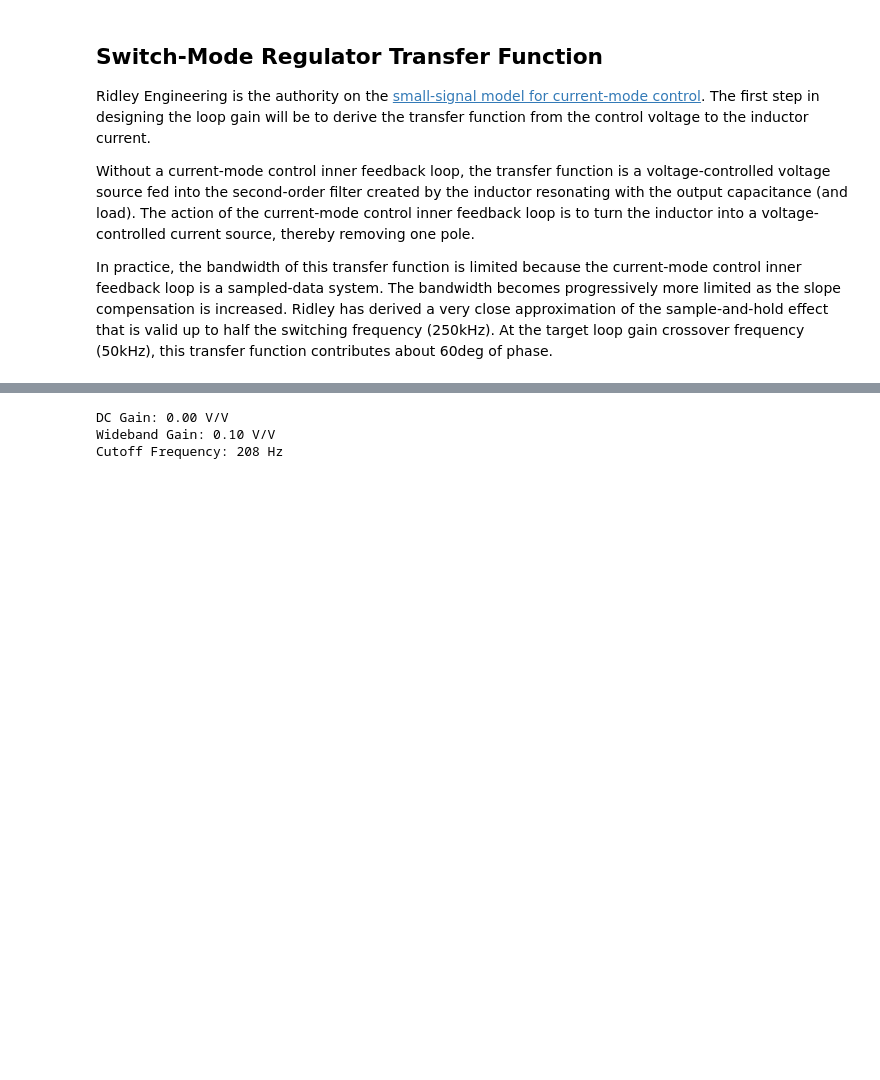
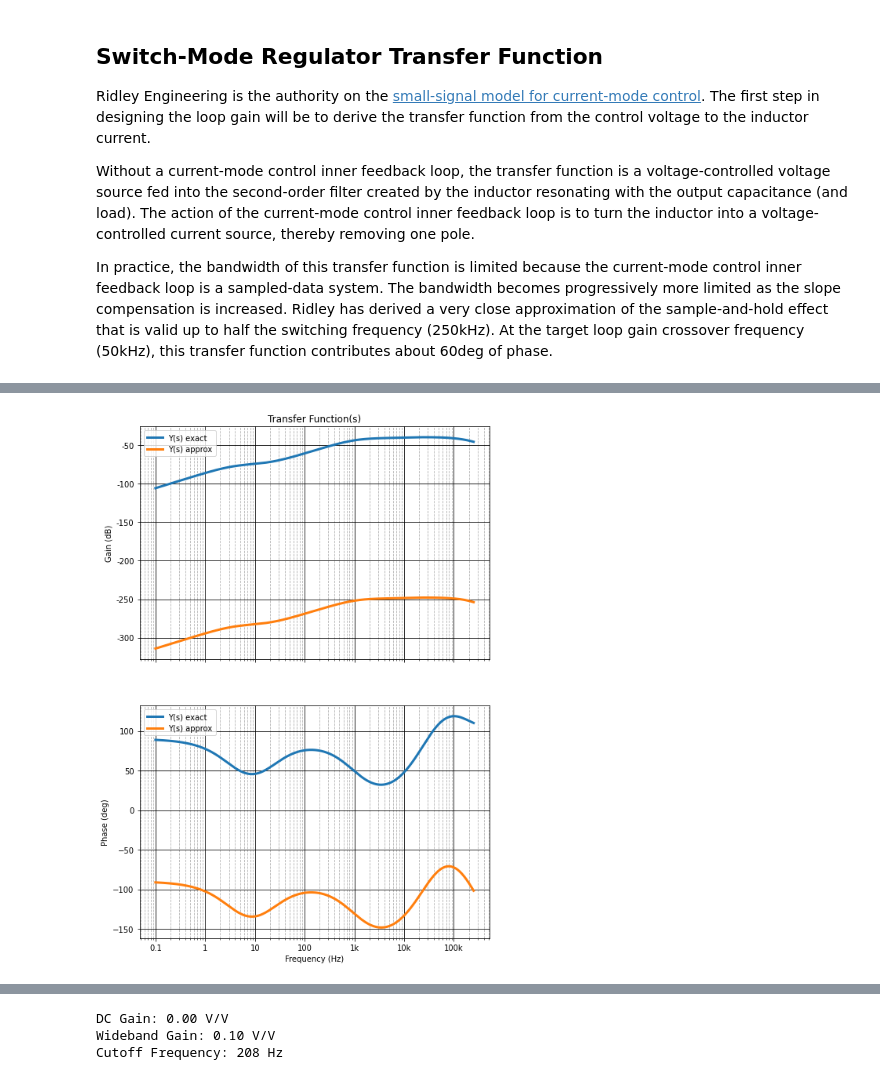
Before and after one commit to amosborne/buck-converter-stability, a Jupyter notebook: analysis.ipynb, the cells around one changed output, grey strips where cells are left out. Saved outputs shown, nothing was run; the diff lists cells and outputs as text; code cells hidden in the pictures; blank space fills up the shorter version.

```diff
--- a/analysis.ipynb
+++ b/analysis.ipynb
@@ -238,0 +270,10 @@ plotTF(
+# %%
+plotTF(
+    tf=[Yexact, Yest],
+    label=["Y(s) exact", "Y(s) approx"],
+    flims=(0.1, fsw / 2),
+    fticks=[0.1, 1, 10, 100, 1e3, 1e4, 1e5],
+    flabels=["0.1", "1", "10", "100", "1k", "10k", "100k"],
+)
+# %% [output]
+[figure, added]
```
Also changed, not shown: parts of 14 cells of this notebook.
